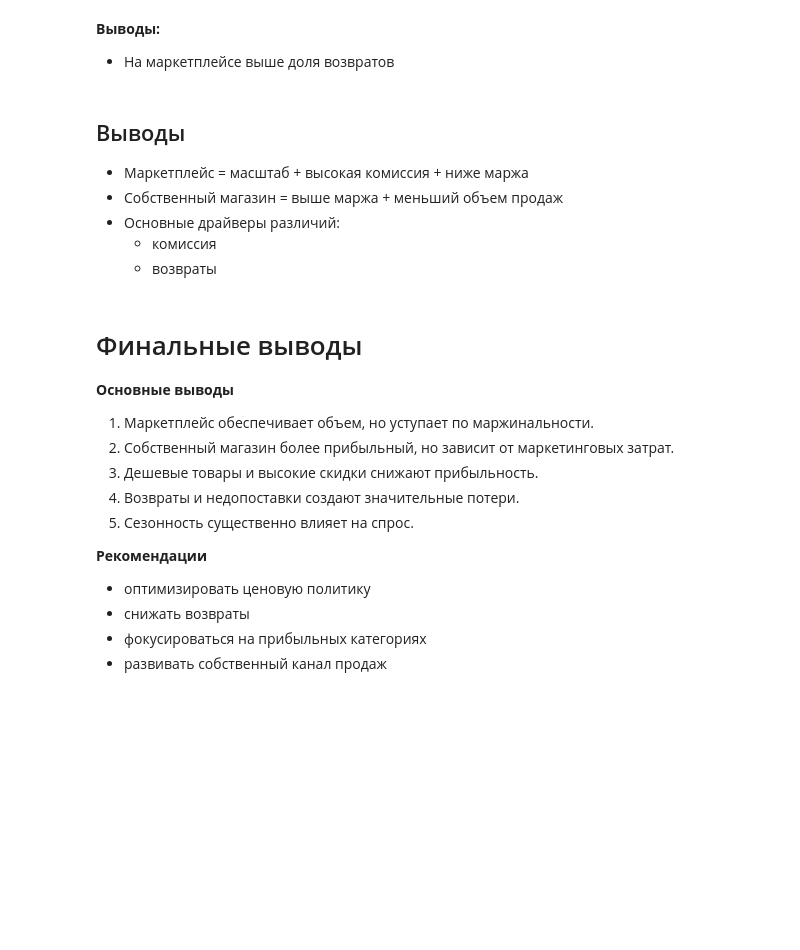
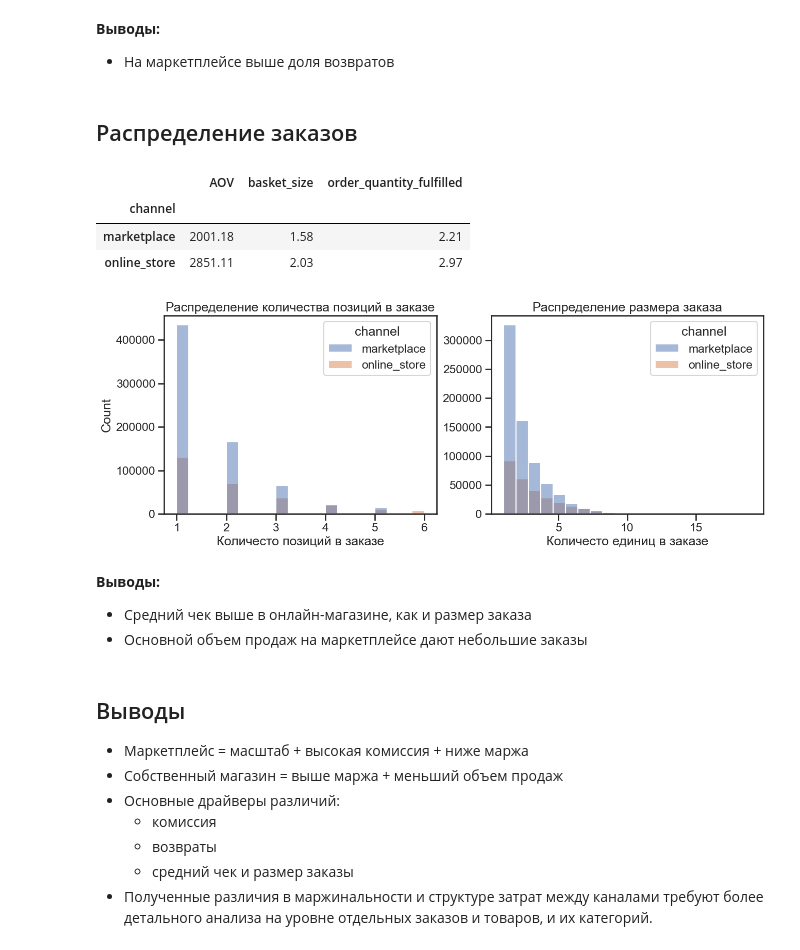
Before and after one commit to e-afanaseva/data_analysis, a Jupyter notebook: Retail Sales Analysis/notebooks/Overview.ipynb, the cells around one changed output. Drawn from its saved outputs; the diff is of its cells as text; code cells hidden in the pictures; blank space fills up the shorter version.

```diff
--- a/Retail Sales Analysis/notebooks/Overview.ipynb
+++ b/Retail Sales Analysis/notebooks/Overview.ipynb
@@ -881,6 +896,48 @@ plt.show()
 # %% [markdown]
 **Выводы:**
 - На маркетплейсе выше доля возвратов
+# %% [markdown]
+## Распределение заказов
+# %%
+behavior = df_orders.groupby('channel').agg({
+    'net_revenue': 'mean',
+    'basket_size': 'mean',
+    'order_quantity_fulfilled': 'mean'
+}).rename(columns={'net_revenue': 'AOV'})
+
+behavior
+# %% [output]
+|  | AOV | basket_size | order_quantity_fulfilled |
+| channel |  |  |  |
+| marketplace | 2001.18 | 1.58 | 2.21 |
+| online_store | 2851.11 | 2.03 | 2.97 |
+# %%
+fig, (ax1, ax2) = plt.subplots(ncols=2, figsize=(15, 5))
+
+sns.histplot(df_completed_orders,
+             x='basket_size',
+             hue='channel',
+             bins=20,
+             ax=ax1)
+ax1.set_title("Распределение количества позиций в заказе")
+ax1.set_xlabel("Количесто позиций в заказе")
+
+sns.histplot(df_completed_orders,
+             x='order_quantity_fulfilled',
+             hue='channel',
+             bins=20,
+             ax=ax2)
+ax2.set_title("Распределение размера заказа")
+ax2.set_xlabel('Количесто единиц в заказе')
+ax2.set_ylabel('')
+
+plt.show()
+# %% [output]
+[figure, added]
+# %% [markdown]
+**Выводы:**
+- Средний чек выше в онлайн-магазине, как и размер заказа
+- Основной объем продаж на маркетплейсе дают небольшие заказы
 # %% [markdown]
 ## Выводы
 
@@ -889,20 +946,5 @@ plt.show()
 - Основные драйверы различий:
   - комиссия
   - возвраты
+  - средний чек и размер заказы
+- Полученные различия в маржинальности и структуре затрат между каналами требуют более детального анализа на уровне отдельных заказов и товаров, и их категорий.
-# %% [markdown]
-# Финальные выводы
-
-**Основные выводы**
-
-1. Маркетплейс обеспечивает объем, но уступает по маржинальности.
-2. Собственный магазин более прибыльный, но зависит от маркетинговых затрат.
-3. Дешевые товары и высокие скидки снижают прибыльность.
-4. Возвраты и недопоставки создают значительные потери.
-5. Сезонность существенно влияет на спрос.
-
-**Рекомендации**
-
-- оптимизировать ценовую политику
-- снижать возвраты
-- фокусироваться на прибыльных категориях
-- развивать собственный канал продаж
```
Also changed, not shown: parts of 11 cells of this notebook.
